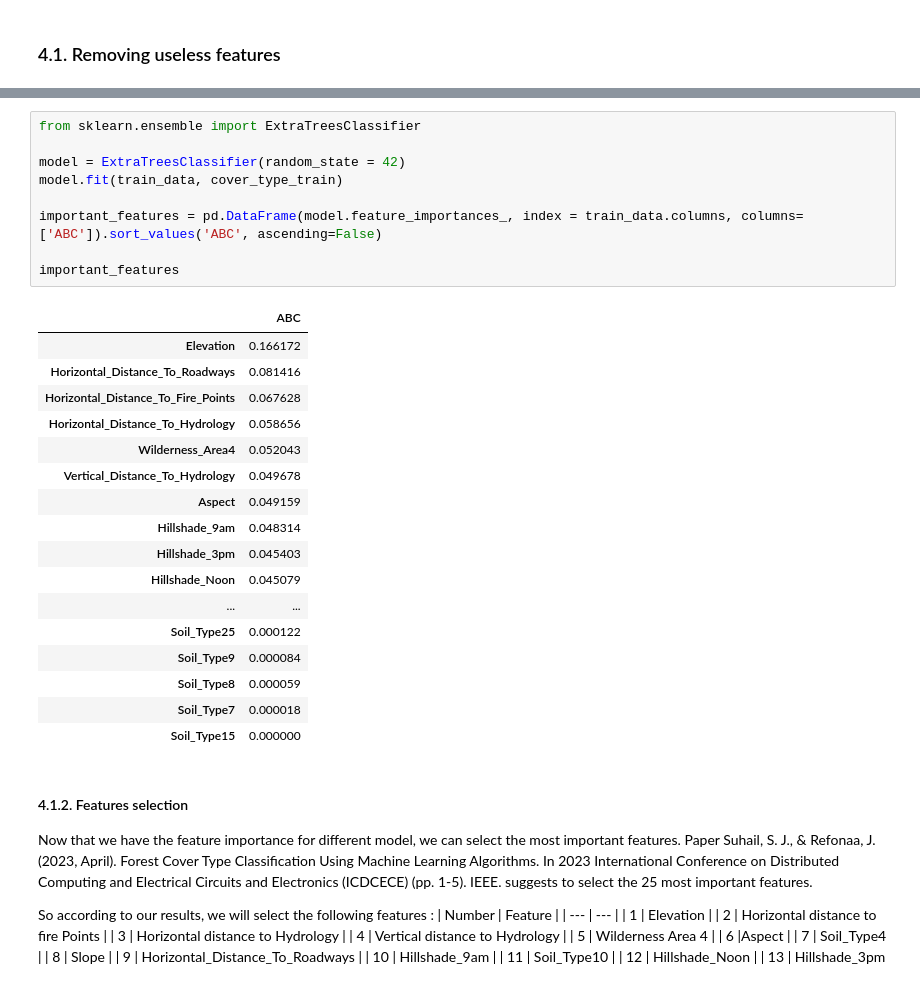
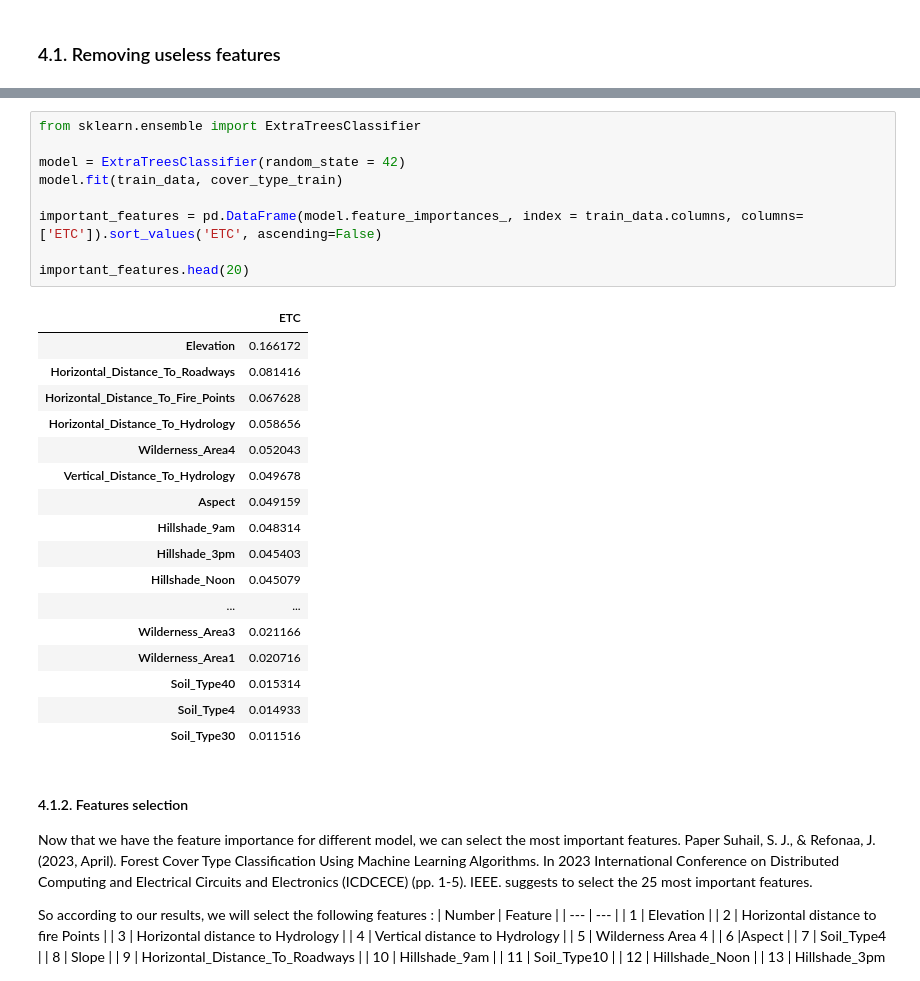
Before and after one commit to jacedoir/MAP553_kaggle, a Jupyter notebook: v2.ipynb, the cells around one changed output, grey strips where cells are left out. Drawn from its saved outputs; the diff is of its cells as text.

```diff
--- a/v2.ipynb
+++ b/v2.ipynb
@@ -259,14 +308,14 @@ important_features
 # %%
 from sklearn.ensemble import ExtraTreesClassifier
 
 model = ExtraTreesClassifier(random_state = 42)
 model.fit(train_data, cover_type_train)
 
-important_features = pd.DataFrame(model.feature_importances_, index = train_data.columns, columns=['ABC']).sort_values('ABC', ascending=False)
+important_features = pd.DataFrame(model.feature_importances_, index = train_data.columns, columns=['ETC']).sort_values('ETC', ascending=False)
 
-important_features
+important_features.head(20)
 # %% [output]
-|  | ABC |
+|  | ETC |
 | Elevation | 0.166172 |
 | Horizontal_Distance_To_Roadways | 0.081416 |
 | Horizontal_Distance_To_Fire_Points | 0.067628 |
@@ -278,11 +327,11 @@ important_features
 | Hillshade_3pm | 0.045403 |
 | Hillshade_Noon | 0.045079 |
 | ... | ... |
-| Soil_Type25 | 0.000122 |
-| Soil_Type9 | 0.000084 |
-| Soil_Type8 | 0.000059 |
-| Soil_Type7 | 0.000018 |
-| Soil_Type15 | 0.000000 |
+| Wilderness_Area3 | 0.021166 |
+| Wilderness_Area1 | 0.020716 |
+| Soil_Type40 | 0.015314 |
+| Soil_Type4 | 0.014933 |
+| Soil_Type30 | 0.011516 |
 # %% [markdown]
 #### 4.1.2. Features selection
 
```
Also changed, not shown: parts of 54 cells of this notebook.
